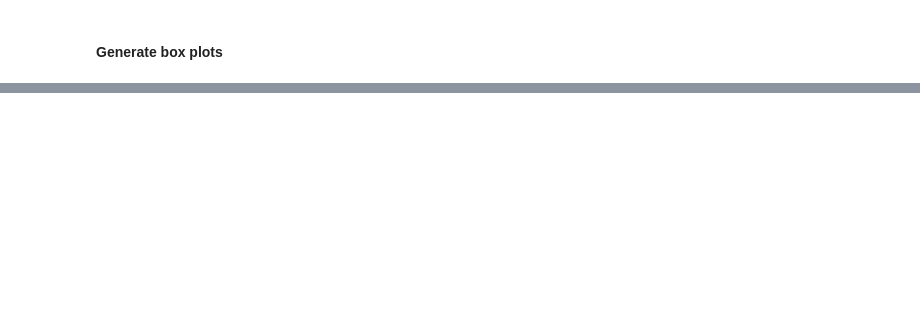
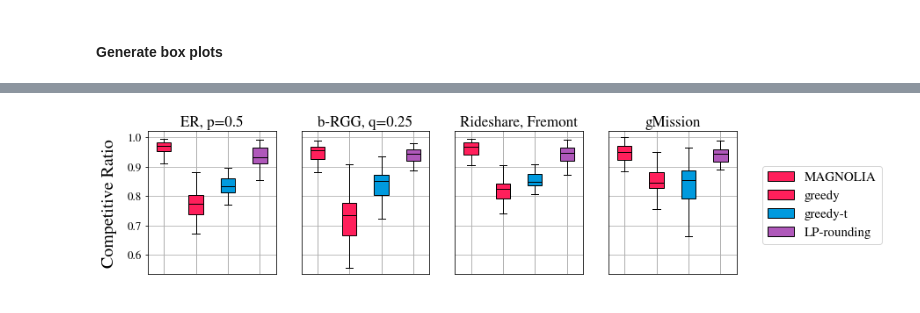
Before and after one commit to anders-wikum/GNN-OBM, a Jupyter notebook: notebooks/exp_box_plots.ipynb, the cells around one changed output, grey strips where cells are left out. Saved outputs shown, nothing was run; the diff lists cells and outputs as text; code cells hidden in the pictures; blank space fills up the shorter version.

```diff
--- a/notebooks/exp_box_plots.ipynb
+++ b/notebooks/exp_box_plots.ipynb
@@ -76 +120,10 @@ for node_config in node_configs:
+# %%
+# RESULTS FOR LARGE TRAINING SET, GNN1
+results = {}
+for graph_type, val in data[EXPERIMENT_BASE_TESTING_REGIMES[0]].items():
+	results[graph_type] = val
+
+_box_plots(results, lambda graph_type: f"GNN2_classify_{graph_type} {node_config[1]}x{node_config[0]}")
+# %% [output]
+[figure, added]
 # %%
```
Also changed, not shown: parts of 11 cells of this notebook, 3 other files.
